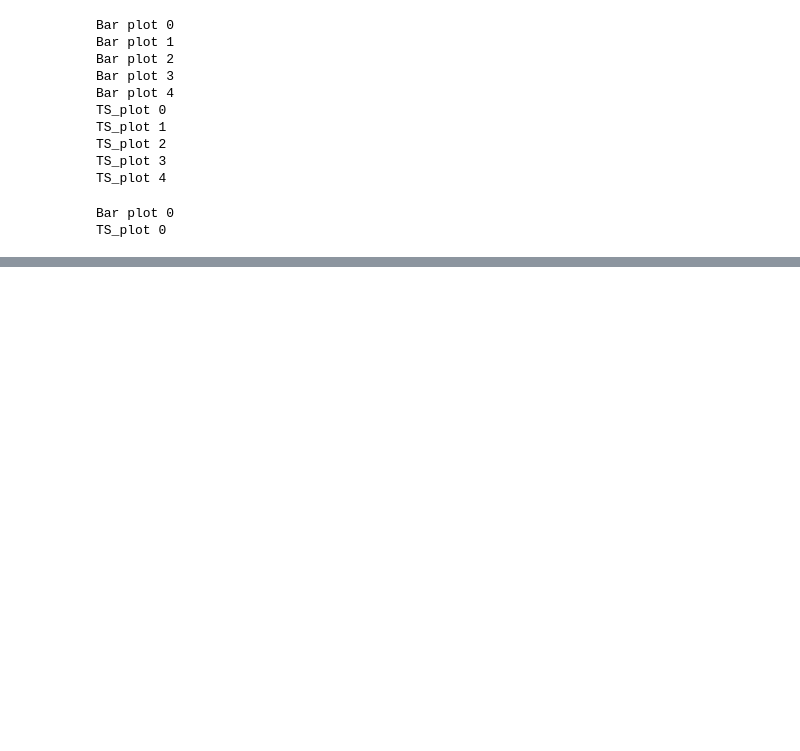
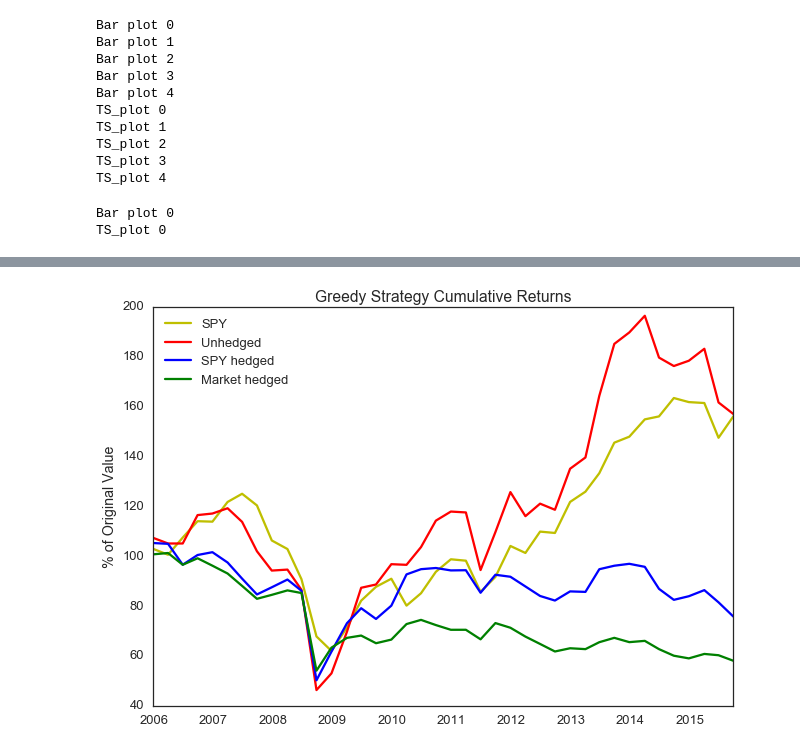
Before and after one commit to AC297R-Project/AC297_beta, a Jupyter notebook: work/Junge/workbook19.ipynb, the cells around one changed output, grey strips where cells are left out. Cells and saved outputs as stored; diff of their text form; code cells hidden in the pictures; blank space fills up the shorter version.

```diff
--- a/work/Junge/workbook19.ipynb
+++ b/work/Junge/workbook19.ipynb
@@ -82,0 +305,41 @@ TS_plot 0
+# %%
+def print_cum_returns(mean_results_df, title=""):
+    spy_starting = 100
+    market_starting = 100
+    unhedged_starting = 100
+    just_spy_starting = 100
+
+    # dates = mean_results_df.index
+    dates = [datetime.datetime.strptime(ii, '%Y-%m-%d') for ii in mean_results_df.index]
+
+    length = len(dates)
+
+    spy_returns = np.zeros(length)
+    market_returns = np.zeros(length)
+    unhedged_returns = np.zeros(length)
+    just_spy_returns = np.zeros(length)
+
+    for ii in range(length):
+        spy_starting *= 1 + mean_results_df['spy_returns'][ii]/100.
+        spy_returns[ii] = spy_starting
+
+        market_starting *= 1 + mean_results_df['market_returns'][ii]/100.
+        market_returns[ii] = market_starting
+
+        unhedged_starting *= 1 + mean_results_df['unhedged_returns'][ii]/100.
+        unhedged_returns[ii] = unhedged_starting
+
+        just_spy_starting *= 1 + mean_results_df['just_spy_returns'][ii]/100.
+        just_spy_returns[ii] = just_spy_starting
+
+    plt.plot(dates, just_spy_returns, 'y', label="SPY")
+    plt.plot(dates, unhedged_returns, 'r', label='Unhedged')
+    plt.plot(dates, spy_returns, 'b', label="SPY hedged")
+    plt.plot(dates, market_returns, 'g', label="Market hedged")
+    plt.ylabel("% of Original Value")
+    plt.legend(loc='best')
+    plt.title(title+" Cumulative Returns")
+# %%
+print_cum_returns(mean_results_df, "Greedy Strategy")
+# %% [output]
+[figure, added]
```
Also changed, not shown: parts of 11 cells of this notebook, 1 other file.
